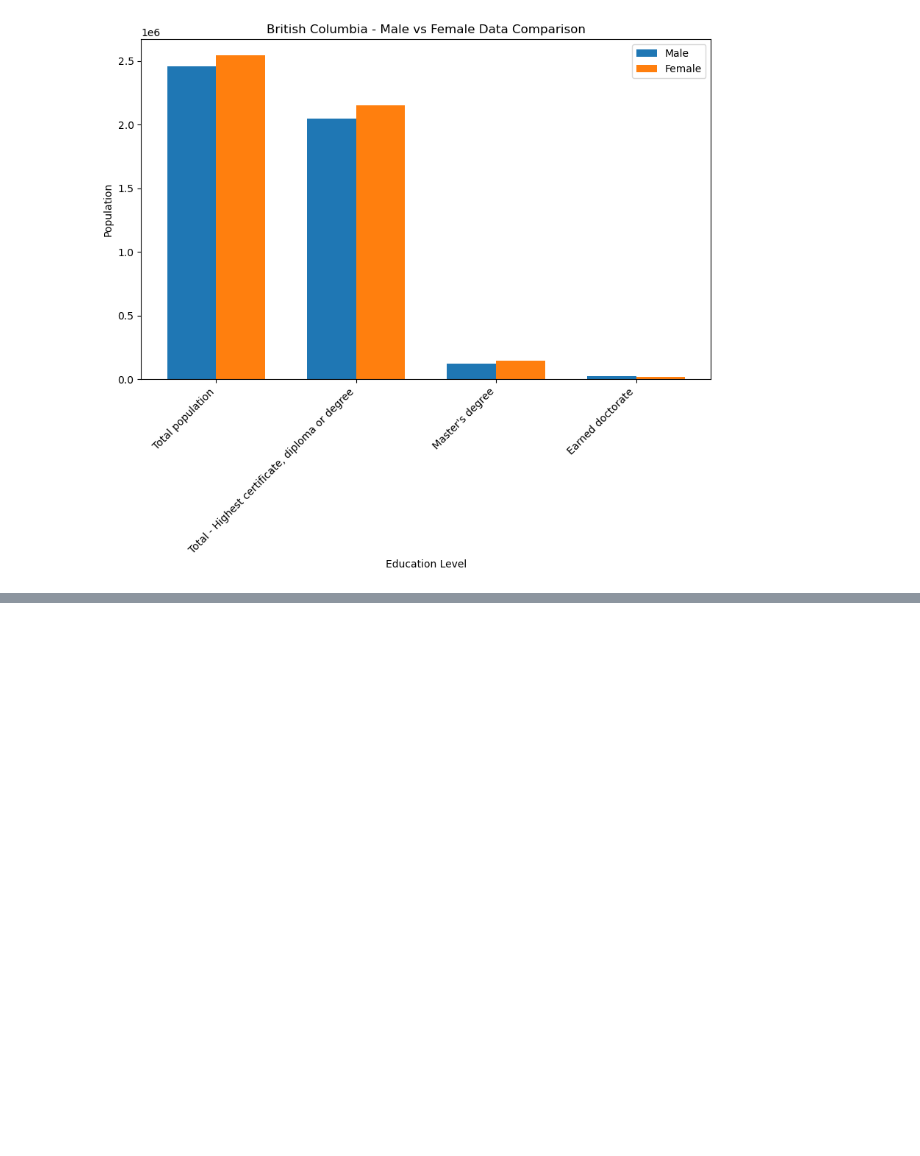
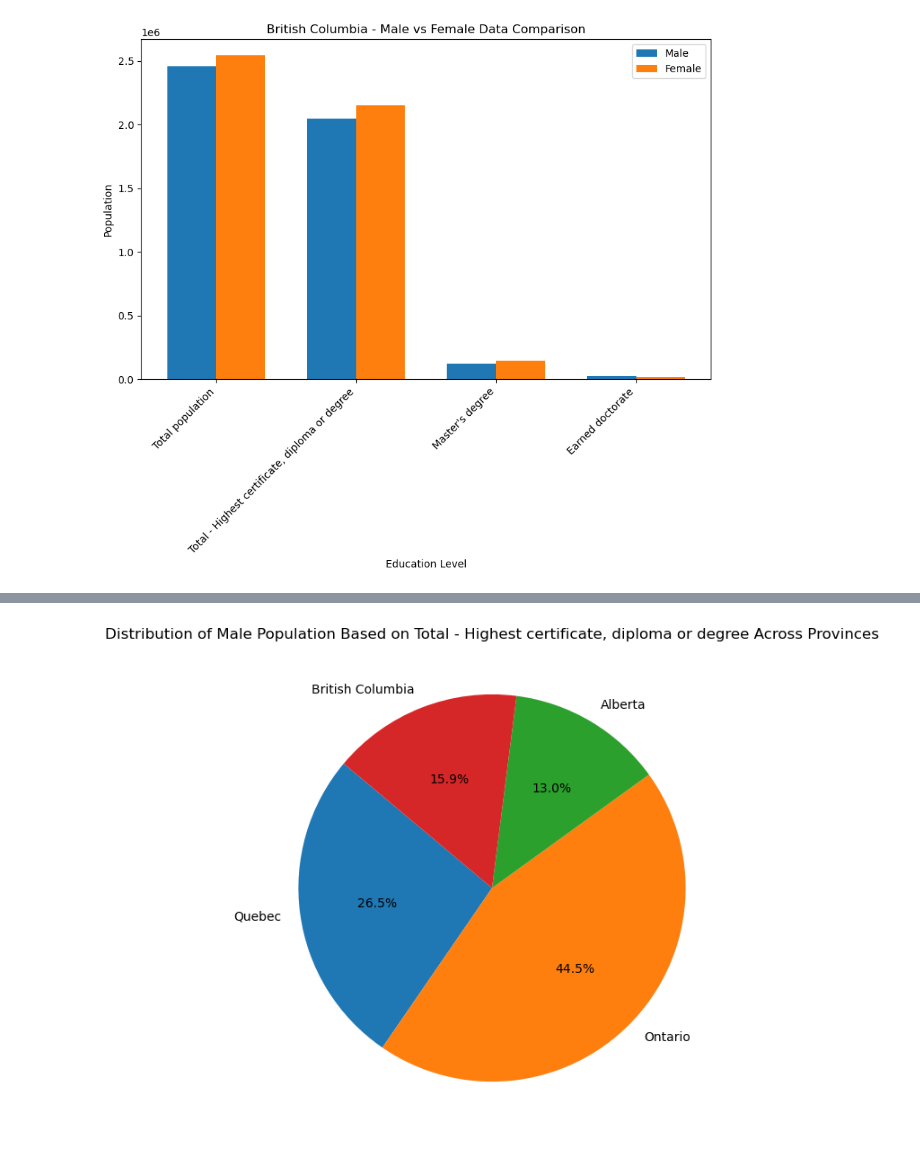
Before and after one commit to BehnooshNasri/project_one, a Jupyter notebook: Gender and Degree Analysis.ipynb, the cells around one changed output, grey strips where cells are left out. Saved outputs shown, nothing was run; the diff lists cells and outputs as text; code cells hidden in the pictures; blank space fills up the shorter version.

```diff
--- a/Gender and Degree Analysis.ipynb
+++ b/Gender and Degree Analysis.ipynb
@@ -152,0 +169,22 @@ ValueError: 'label' must be of length 'x'
+# %%
+# male population pie chart
+row_label = 'Total - Highest certificate, diploma or degree'
+
+# Combine all DataFrames
+combined_data = pd.concat([qc_data, on_data, ab_data, bc_data], keys=['Quebec', 'Ontario', 'Alberta', 'British Columbia'])
+
+# Select the desired row for male and female comparison
+comparison_data = combined_data.loc[(slice(None), row_label), 'Male']
+
+# Plot a pie chart for the male population based on the chosen row across provinces
+plt.figure(figsize=(10, 7))
+
+plt.pie(comparison_data, labels=comparison_data.index.get_level_values(0), autopct='%1.1f%%', startangle=140)
+plt.title(f'Distribution of Male Population Based on {row_label} Across Provinces')
+
+# Save the figure in the "behnoosh_outputs" folder
+plt.savefig(os.path.join(output_folder, 'male_population_distribution.png'), format='png', bbox_inches='tight')
+
+plt.show()
+# %% [output]
+[figure, added]
```
Also changed, not shown: parts of 7 cells of this notebook, 6 other files.
